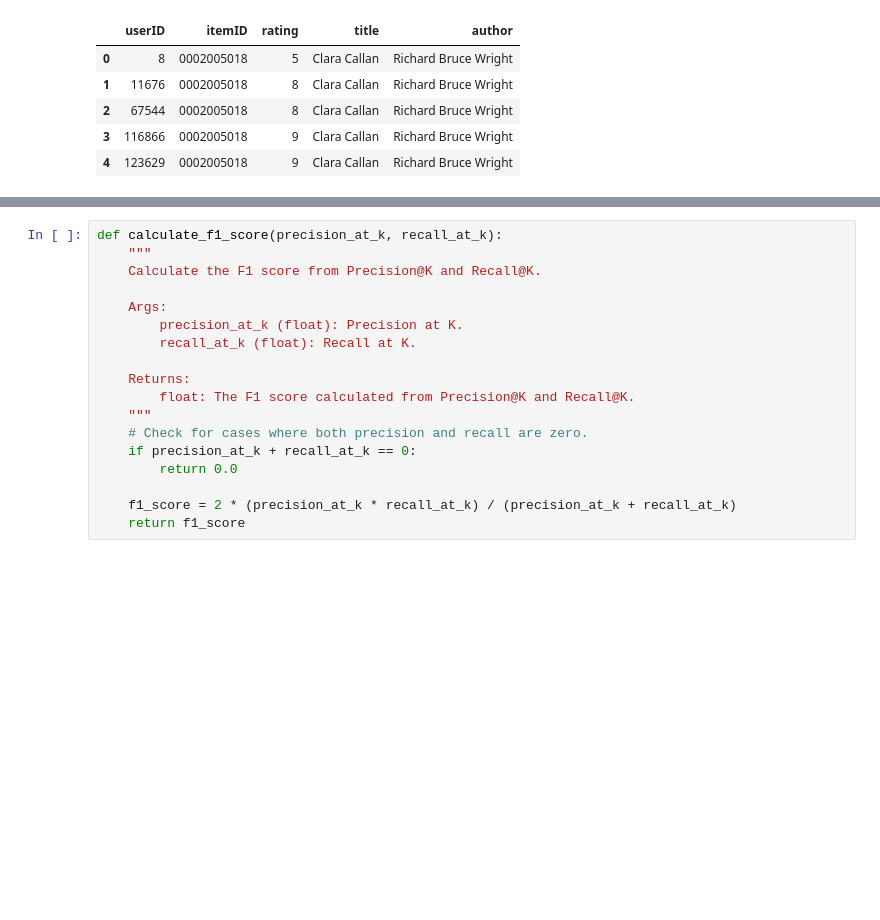
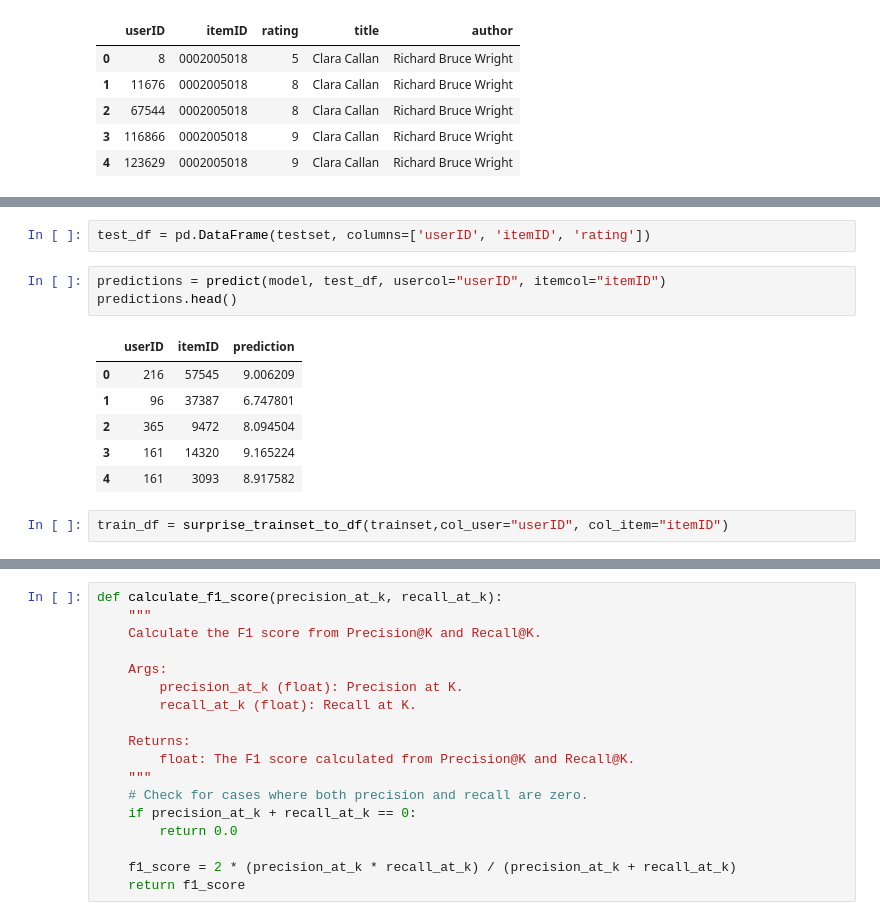
Before and after one commit to H4mz4k7/TheReadingRoom, a Jupyter notebook: SVD_cf.ipynb, the cells around one changed output, grey strips where cells are left out. Saved outputs shown, nothing was run; the diff lists cells and outputs as text; blank space fills up the shorter version.

```diff
--- a/SVD_cf.ipynb
+++ b/SVD_cf.ipynb
@@ -334,0 +203,14 @@ test_eval_set.sort_values(by='userID', ascending=True)
+# %%
+test_df = pd.DataFrame(testset, columns=['userID', 'itemID', 'rating'])
+# %%
+predictions = predict(model, test_df, usercol="userID", itemcol="itemID")
+predictions.head()
+# %% [output]
+|  | userID | itemID | prediction |
+| 0 | 216 | 57545 | 9.006209 |
+| 1 | 96 | 37387 | 6.747801 |
+| 2 | 365 | 9472 | 8.094504 |
+| 3 | 161 | 14320 | 9.165224 |
+| 4 | 161 | 3093 | 8.917582 |
+# %%
+train_df = surprise_trainset_to_df(trainset,col_user="userID", col_item="itemID")
```
Also changed, not shown: parts of 29 cells of this notebook, 7 other files.
